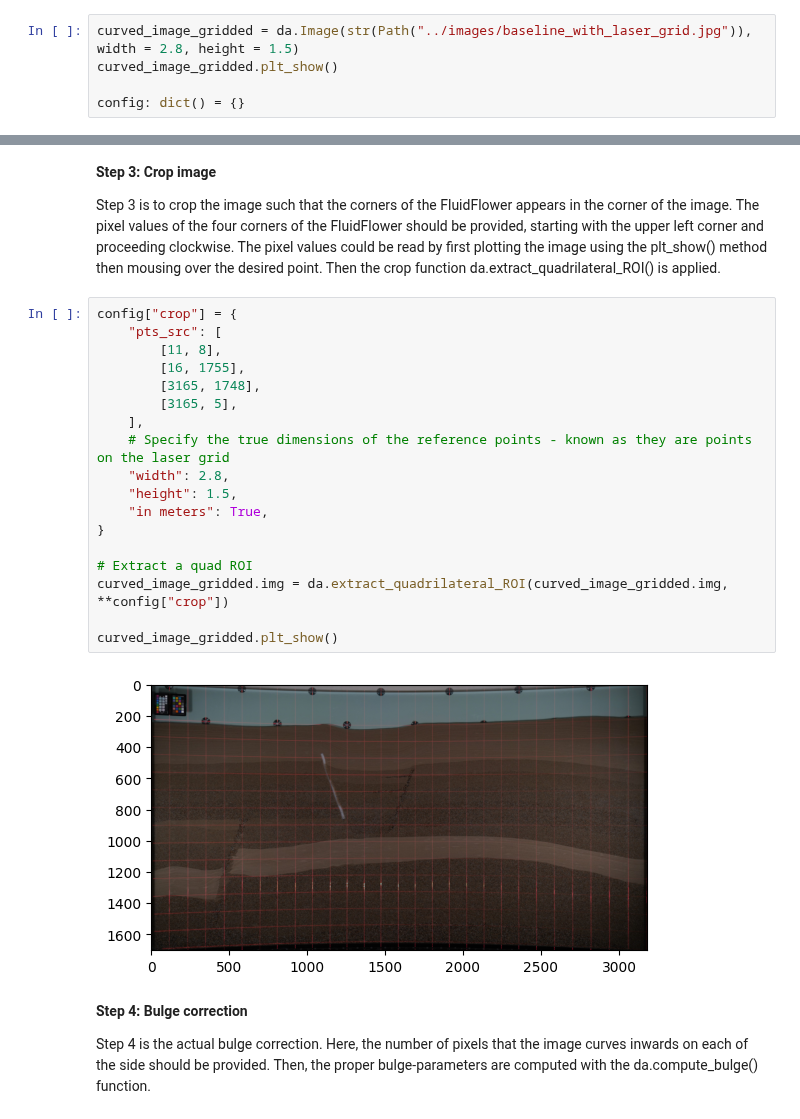
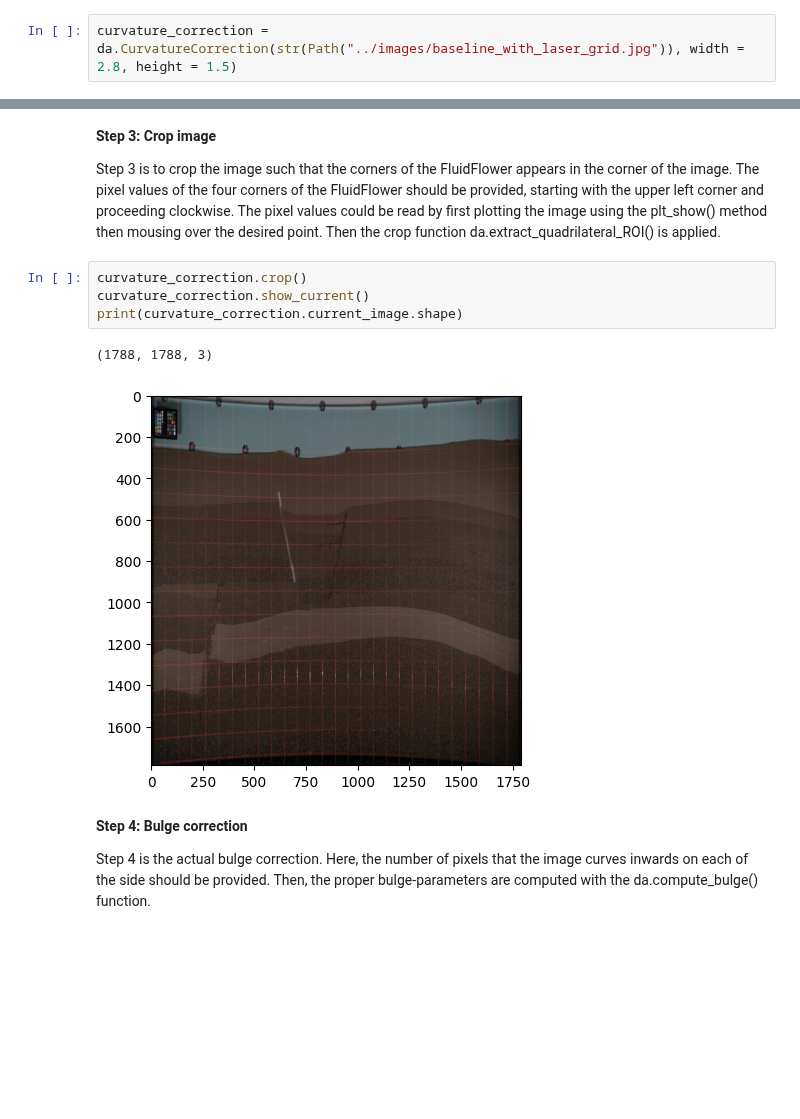
Before and after one commit to pmgbergen/DarSIA, a Jupyter notebook: examples/notebooks/curvature_correction_walkthrough.ipynb, the cells around one changed output, grey strips where cells are left out. Drawn from its saved outputs; the diff is of its cells as text; blank space fills up the shorter version.

Commit message:
curvature correction class is operational

```diff
--- a/examples/notebooks/curvature_correction_walkthrough.ipynb
+++ b/examples/notebooks/curvature_correction_walkthrough.ipynb
@@ -14,7 +14,4 @@ from pathlib import Path
 
 First the curved reference image (preferably with laser grid) is imported, here as a DarIA image. Then, the Python dictionary, that we will call config, is created where input parameters for the different parts of the curvature correction procedure will be stored.
 # %%
-curved_image_gridded = da.Image(str(Path("../images/baseline_with_laser_grid.jpg")), width = 2.8, height = 1.5)
-curved_image_gridded.plt_show()
-
-config: dict() = {}
+curvature_correction = da.CurvatureCorrection(str(Path("../images/baseline_with_laser_grid.jpg")), width = 2.8, height = 1.5)
@@ -39,26 +31,13 @@ curved_image_gridded.plt_show()
 **Step 3: Crop image**
 
 Step 3 is to crop the image such that the corners of the FluidFlower appears in the corner of the image. The pixel values of the four corners of the FluidFlower should be provided, starting with the upper left corner and proceeding clockwise. The pixel values could be read by first plotting the image using the plt_show() method then mousing over the desired point. Then the crop function da.extract_quadrilateral_ROI() is applied.
-# %%
-config["crop"] = {
-    "pts_src": [
-        [11, 8],
-        [16, 1755],
-        [3165, 1748],
-        [3165, 5],
-    ],
-    # Specify the true dimensions of the reference points - known as they are points on the laser grid
-    "width": 2.8,
-    "height": 1.5,
-    "in meters": True,
-}
-
-# Extract a quad ROI
-curved_image_gridded.img = da.extract_quadrilateral_ROI(curved_image_gridded.img, **config["crop"])
-
-curved_image_gridded.plt_show()
-# %% [output]
-[figure, removed]
+# %%
+curvature_correction.crop()
+curvature_correction.show_current()
+print(curvature_correction.current_image.shape)
+# %% [output]
+(1788, 1788, 3)
+[figure, added]
 # %% [markdown]
 **Step 4: Bulge correction**
 
```
Also changed, not shown: parts of 6 cells of this notebook, 2 other files.
